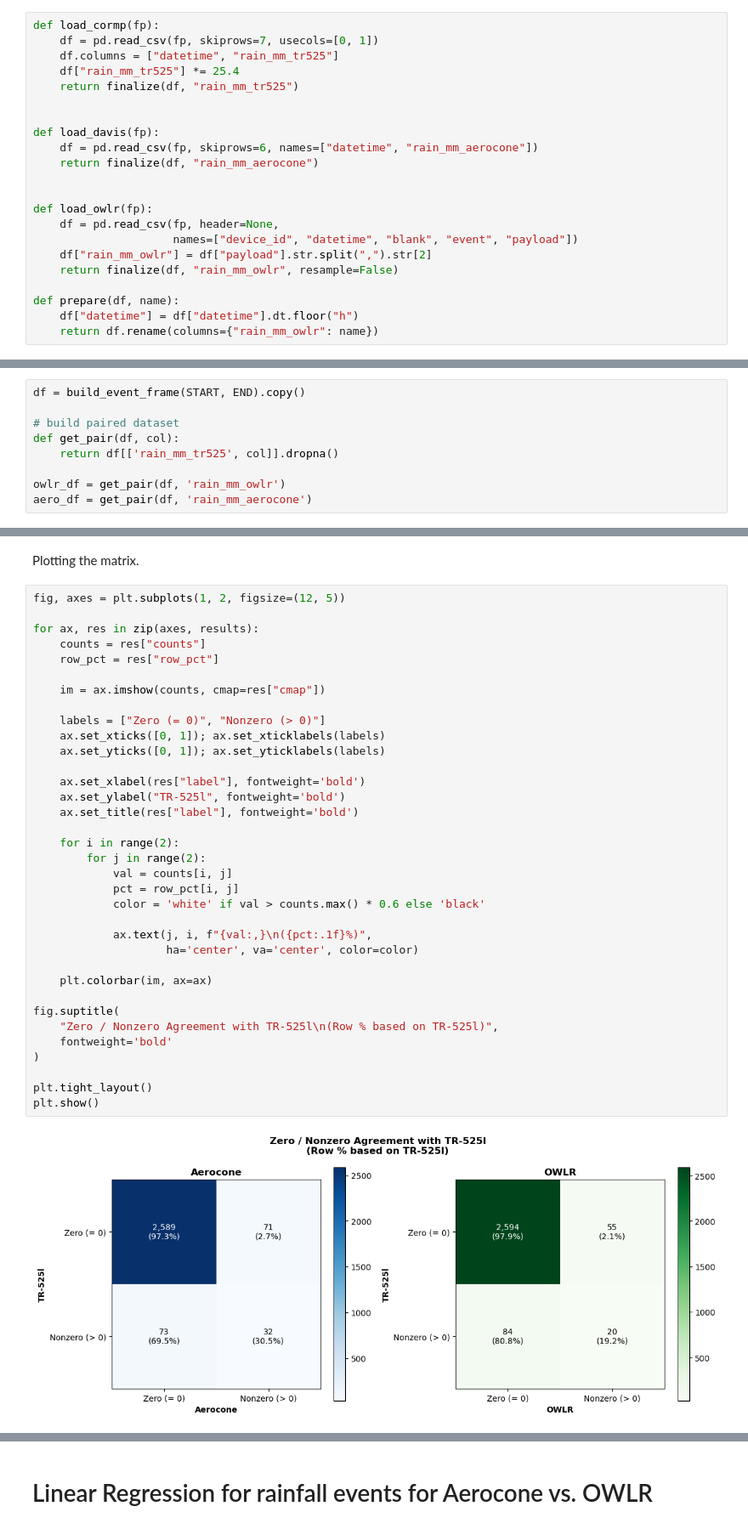
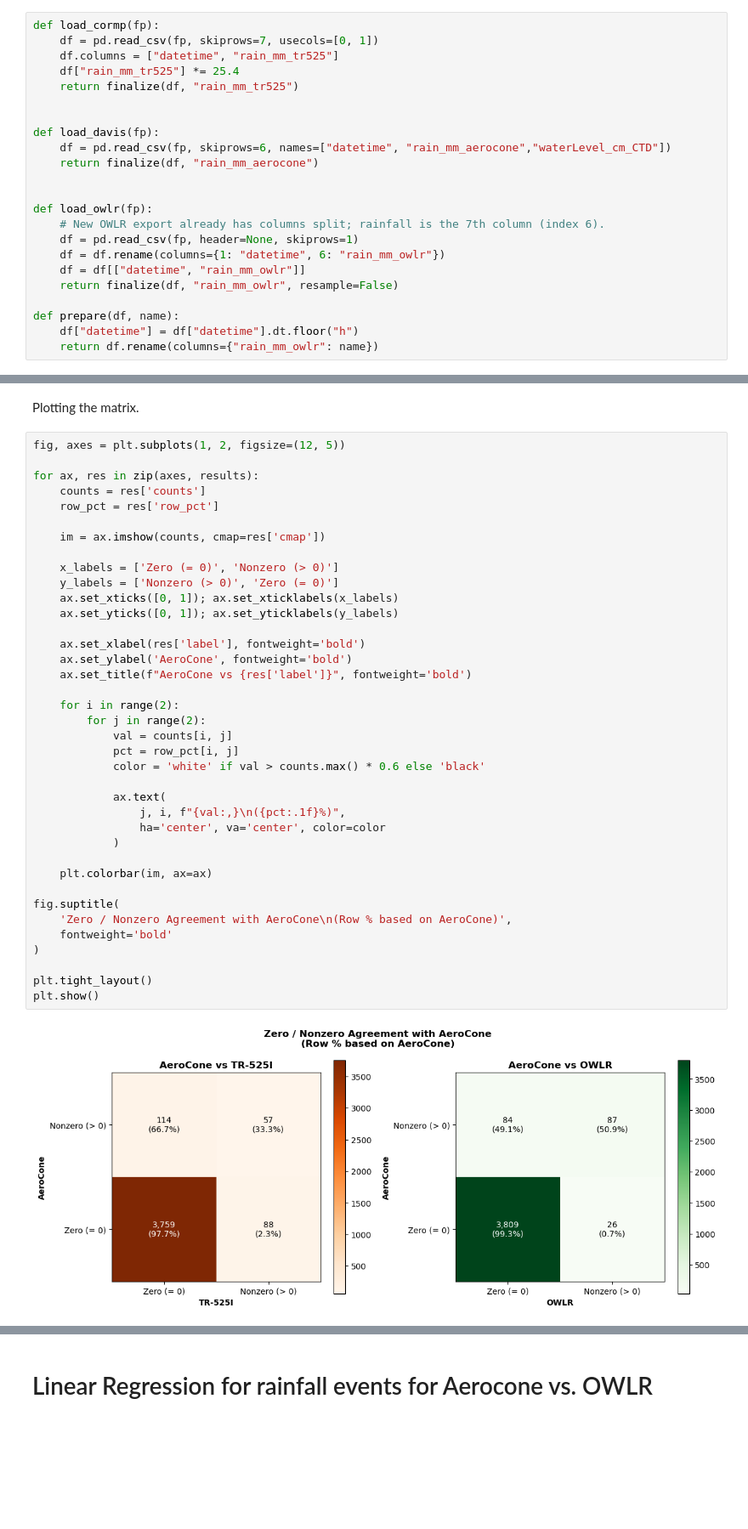
Before and after one commit to COAST-Lab/Open-Water-Level-and-Rainfall-Sensor, a Jupyter notebook: Data Analysis/rainfallAnalysisUpdated.ipynb, the cells around one changed output, grey strips where cells are left out. Shown at 85% size. Drawn from its saved outputs; the diff is of its cells as text; blank space fills up the shorter version.

Commit message:
Updated plots with Aero as ref
need to still clean up steps but here are the plots for now!

```diff
--- a/Data Analysis/rainfallAnalysisUpdated.ipynb
+++ b/Data Analysis/rainfallAnalysisUpdated.ipynb
@@ -52,14 +53,15 @@ def load_cormp(fp):
 
 
 def load_davis(fp):
-    df = pd.read_csv(fp, skiprows=6, names=["datetime", "rain_mm_aerocone"])
+    df = pd.read_csv(fp, skiprows=6, names=["datetime", "rain_mm_aerocone","waterLevel_cm_CTD"])
     return finalize(df, "rain_mm_aerocone")
 
 
 def load_owlr(fp):
-    df = pd.read_csv(fp, header=None,
-                     names=["device_id", "datetime", "blank", "event", "payload"])
-    df["rain_mm_owlr"] = df["payload"].str.split(",").str[2]
+    # New OWLR export already has columns split; rainfall is the 7th column (index 6).
+    df = pd.read_csv(fp, header=None, skiprows=1)
+    df = df.rename(columns={1: "datetime", 6: "rain_mm_owlr"})
+    df = df[["datetime", "rain_mm_owlr"]]
     return finalize(df, "rain_mm_owlr", resample=False)
 
 def prepare(df, name):
@@ -525,9 +767,0 @@ Preparing to compare all sensors to a reference sensor during a specific time.
-# %%
-df = build_event_frame(START, END).copy()
-
-# build paired dataset
-def get_pair(df, col):
-    return df[['rain_mm_tr525', col]].dropna()
-
-owlr_df = get_pair(df, 'rain_mm_owlr')
-aero_df = get_pair(df, 'rain_mm_aerocone')
@@ -856,37 +1025,40 @@ Plotting the matrix.
 # %%
 fig, axes = plt.subplots(1, 2, figsize=(12, 5))
 
 for ax, res in zip(axes, results):
-    counts = res["counts"]
-    row_pct = res["row_pct"]
+    counts = res['counts']
+    row_pct = res['row_pct']
 
-    im = ax.imshow(counts, cmap=res["cmap"])
+    im = ax.imshow(counts, cmap=res['cmap'])
 
-    labels = ["Zero (= 0)", "Nonzero (> 0)"]
-    ax.set_xticks([0, 1]); ax.set_xticklabels(labels)
-    ax.set_yticks([0, 1]); ax.set_yticklabels(labels)
+    x_labels = ['Zero (= 0)', 'Nonzero (> 0)']
+    y_labels = ['Nonzero (> 0)', 'Zero (= 0)']
+    ax.set_xticks([0, 1]); ax.set_xticklabels(x_labels)
+    ax.set_yticks([0, 1]); ax.set_yticklabels(y_labels)
 
-    ax.set_xlabel(res["label"], fontweight='bold')
-    ax.set_ylabel("TR-525l", fontweight='bold')
-    ax.set_title(res["label"], fontweight='bold')
+    ax.set_xlabel(res['label'], fontweight='bold')
+    ax.set_ylabel('AeroCone', fontweight='bold')
+    ax.set_title(f"AeroCone vs {res['label']}", fontweight='bold')
 
     for i in range(2):
         for j in range(2):
             val = counts[i, j]
             pct = row_pct[i, j]
             color = 'white' if val > counts.max() * 0.6 else 'black'
 
-            ax.text(j, i, f"{val:,}\n({pct:.1f}%)",
-                    ha='center', va='center', color=color)
+            ax.text(
+                j, i, f"{val:,}\n({pct:.1f}%)",
+                ha='center', va='center', color=color
+            )
 
     plt.colorbar(im, ax=ax)
 
 fig.suptitle(
-    "Zero / Nonzero Agreement with TR-525l\n(Row % based on TR-525l)",
+    'Zero / Nonzero Agreement with AeroCone\n(Row % based on AeroCone)',
     fontweight='bold'
 )
 
 plt.tight_layout()
 plt.show()
 # %% [output]
-[figure, old version]
+[figure, new version]
```
Also changed, not shown: parts of 52 cells of this notebook, 9 other files.
